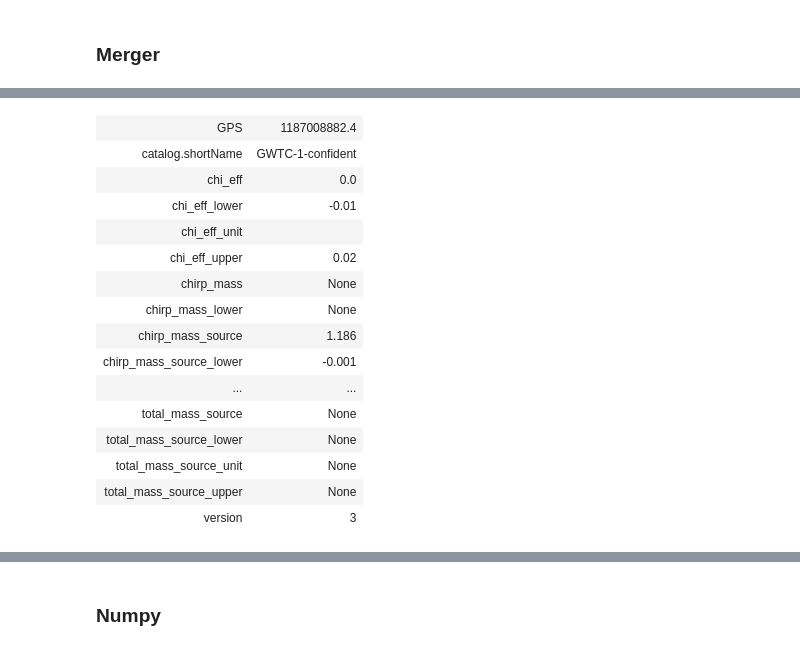
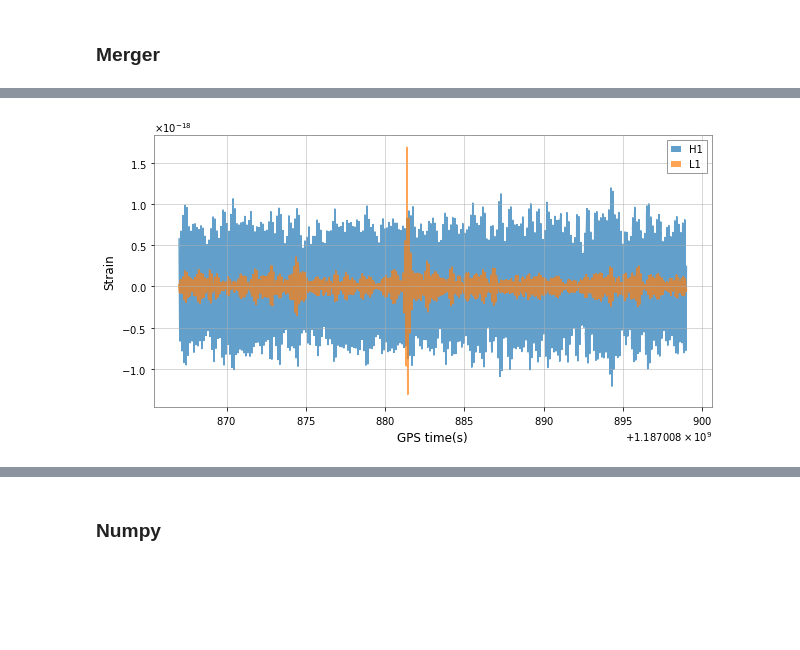
Before and after one commit to Snrts/PRA3024_BigDataInPhysics_SanneAarts, a Jupyter notebook: GravitationalWavesSanne.ipynb, the cells around one changed output, grey strips where cells are left out. Drawn from its saved outputs; the diff is of its cells as text; code cells hidden in the pictures; blank space fills up the shorter version.

```diff
--- a/GravitationalWavesSanne.ipynb
+++ b/GravitationalWavesSanne.ipynb
@@ -156,23 +86,13 @@ fig.legend()
-# %%
-m=catalog.Merger("GW170817")
-
-d = np.array([[n, m.data[n]] for n in m.data.keys()], dtype='object')
-df = pd.DataFrame(d)
-HTML(df.to_html(notebook=True, index=False, header=False))
-# %% [output]
-| GPS | 1187008882.4 |
-| catalog.shortName | GWTC-1-confident |
-| chi_eff | 0.0 |
-| chi_eff_lower | -0.01 |
-| chi_eff_unit |  |
-| chi_eff_upper | 0.02 |
-| chirp_mass | None |
-| chirp_mass_lower | None |
-| chirp_mass_source | 1.186 |
-| chirp_mass_source_lower | -0.001 |
-| ... | ... |
-| total_mass_source | None |
-| total_mass_source_lower | None |
-| total_mass_source_unit | None |
-| total_mass_source_upper | None |
-| version | 3 |
+# %%
+merger = Merger("GW170817")
+
+fig = plt.figure(figsize=(10,5))
+for detector in ["H1", "L1"]:
+    plt.plot(merger.strain(detector).sample_times, merger.strain(detector), label=detector, alpha=0.7)
+
+plt.xlabel("GPS time(s)")
+plt.ylabel("Strain")
+plt.legend()
+plt.show()
+# %% [output]
+[figure, added]
```
Also changed, not shown: parts of 28 cells of this notebook.
